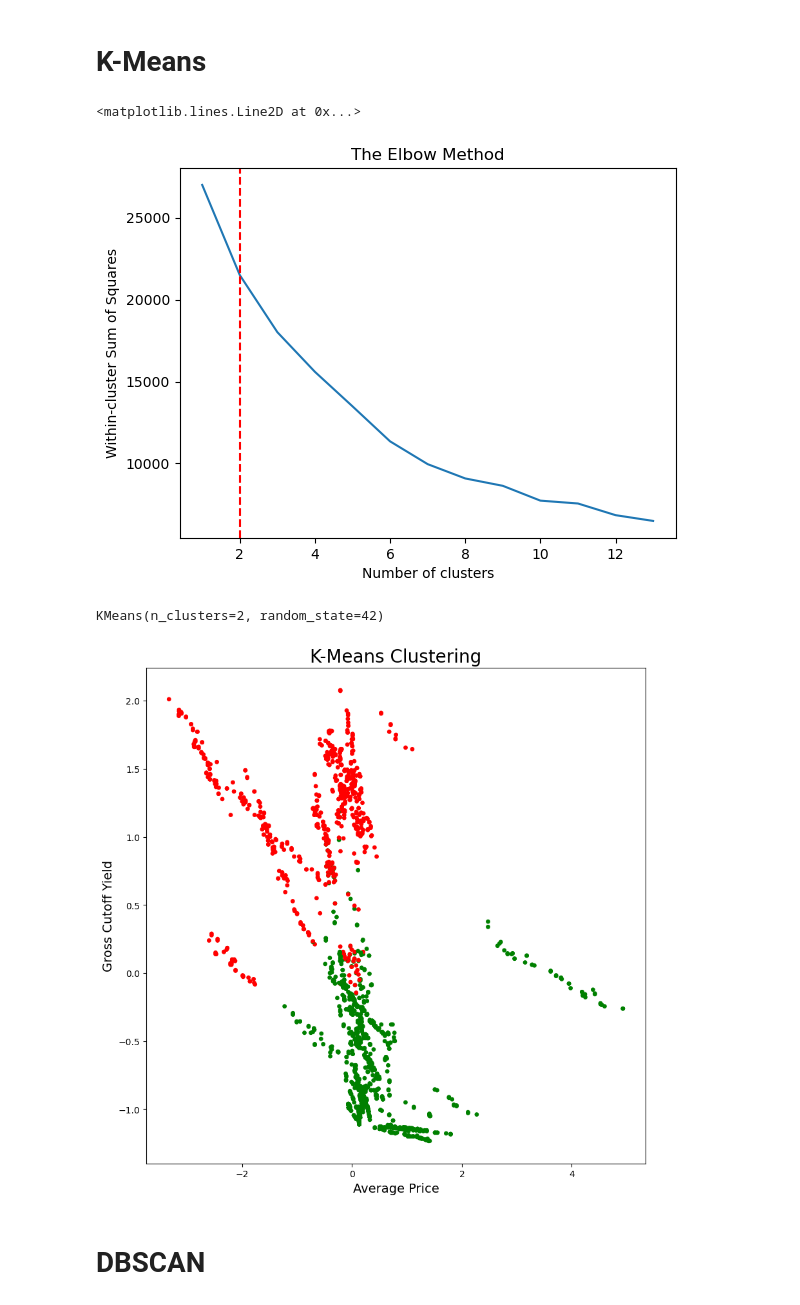
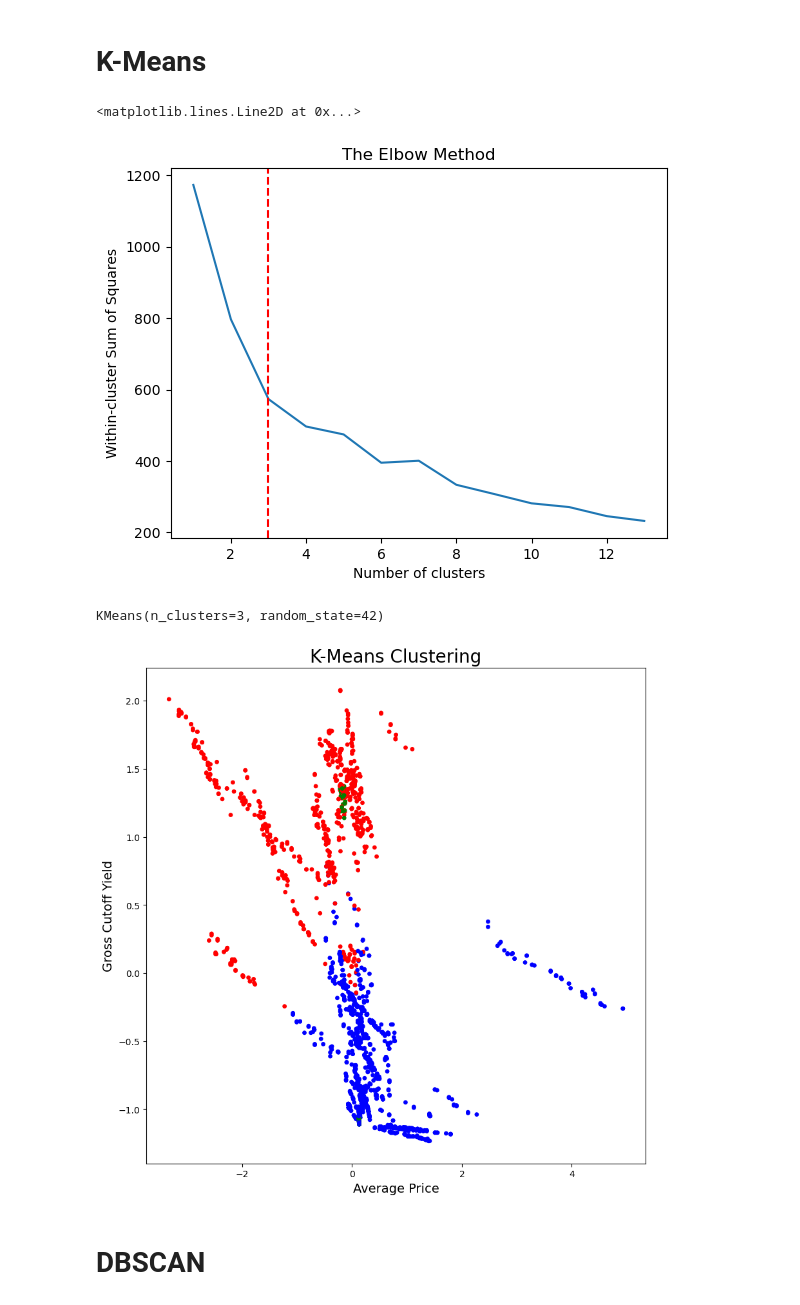
Before and after one commit to DorNatan/data-mining-project-2025, a Jupyter notebook: Data Mining Supervised & Unsupervised 2025.ipynb, the cells around one changed output. Saved outputs shown, nothing was run; the diff lists cells and outputs as text; code cells hidden in the pictures.

```diff
--- a/Data Mining Supervised & Unsupervised 2025.ipynb
+++ b/Data Mining Supervised & Unsupervised 2025.ipynb
@@ -657,0 +658,6 @@ array([3, 1, 1, ..., 0, 0, 0], dtype=int64)
+# %%
+from sklearn.preprocessing import MinMaxScaler
+new_data = data_scaled.drop(columns=['BONDS'])
+scaler = MinMaxScaler()
+unsupervise_data_scaled = pd.DataFrame(scaler.fit_transform(new_data), columns=new_data.columns)
+unsupervise_data_scaled
@@ -679,42 +734,43 @@ plt.show()
 from sklearn.cluster import KMeans
 # %%
 wcss = []
-cl_num=len(unsuper_data.columns)
+cl_num=len(unsupervise_data_scaled.columns)
 for i in range (1,cl_num):
     kmeans= KMeans(i)
-    kmeans.fit(unsuper_data)
+    kmeans.fit(unsupervise_data_scaled)
     wcss_iter = kmeans.inertia_
     wcss.append(wcss_iter)
 # %%
 number_clusters = range(1,cl_num)
 plt.plot(number_clusters, wcss)
 plt.title('The Elbow Method')
 plt.xlabel('Number of clusters')
 plt.ylabel('Within-cluster Sum of Squares')
-optimal_k = 2
+optimal_k = 3
 plt.axvline(x=optimal_k, color='r', linestyle='--', label=f'Optimal k={optimal_k}')
 # %% [output]
 <matplotlib.lines.Line2D at 0x...>
-[figure, old version]
+[figure, new version]
 # %%
-k_means=KMeans(n_clusters=2,random_state=42)
-k_means.fit(unsuper_data)
+k_means=KMeans(n_clusters=3,random_state=42)
+k_means.fit(unsupervise_data)
 # %% [output]
-KMeans(n_clusters=2, random_state=42)
+KMeans(n_clusters=3, random_state=42)
 # %%
 import matplotlib.colors
-df['KMeans_labels']=k_means.labels_
+k_means_data = unsupervise_data_scaled.copy()
+k_means_data['KMeans_labels']=k_means.labels_
 
 # Plotting resulting clusters
 colors=['red','blue','green']
 plt.figure(figsize=(10,10))
-plt.scatter(unsuper_data['AVERAGEPRICE'],unsuper_data['GROSSCUTOFFYIELD'],c=df['KMeans_labels'],cmap=matplotlib.colors.ListedColormap(colors),s=15)
+plt.scatter(unsupervise_data['AVERAGEPRICE'],unsupervise_data['GROSSCUTOFFYIELD'],c=k_means_data['KMeans_labels'],cmap=matplotlib.colors.ListedColormap(colors),s=15)
 plt.title('K-Means Clustering',fontsize=20)
 plt.xlabel('Average Price',fontsize=14)
 plt.ylabel('Gross Cutoff Yield',fontsize=14)
 plt.show()
 # %% [output]
-[figure, old version]
+[figure, new version]
 # %% [markdown]
 # DBSCAN
 # %%
```
Also changed, not shown: parts of 23 cells of this notebook.
